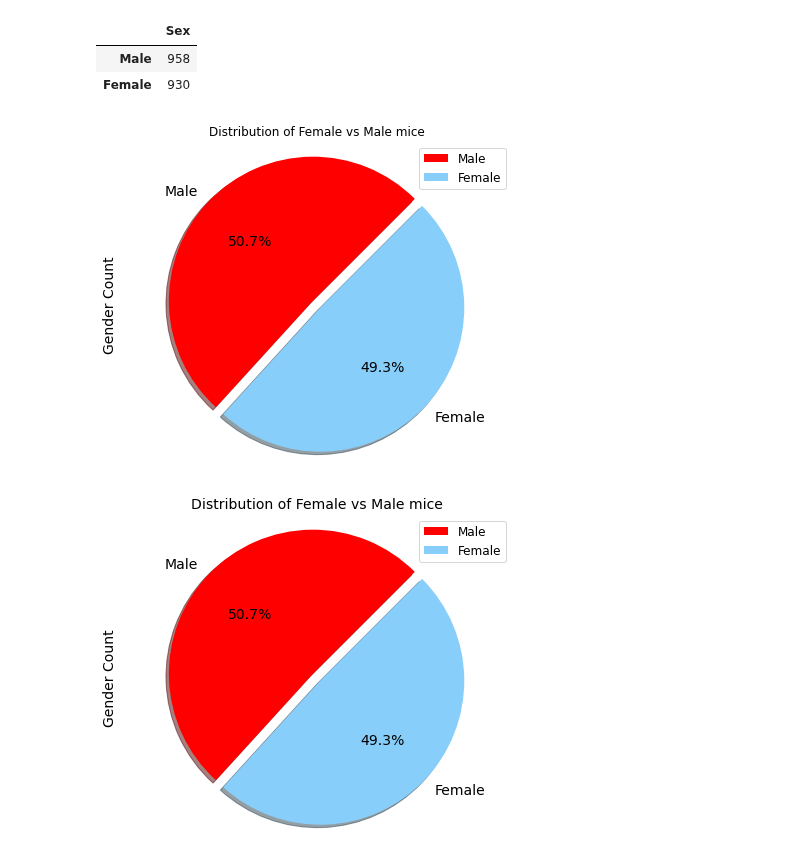
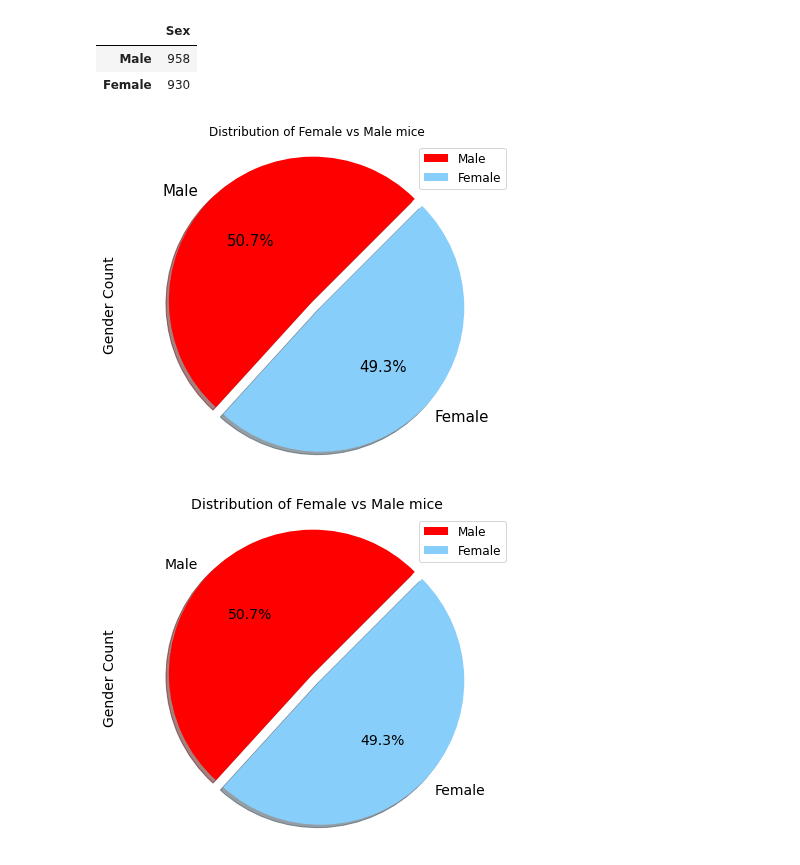
Before and after one commit to divya-gh/Matplotlib-Challenge, a Jupyter notebook: Pymaceuticals/pymaceuticals_starter.ipynb, the cells around one changed output. Cells and saved outputs as stored; diff of their text form; code cells hidden in the pictures.

```diff
--- a/Pymaceuticals/pymaceuticals_starter.ipynb
+++ b/Pymaceuticals/pymaceuticals_starter.ipynb
@@ -328,28 +328,28 @@ Gender_ratio_df
 # %%
 #Plotting pie plot using pandas
 #set color and Explode
 colors = ["red", "lightskyblue"]
 explode = (0, 0.07)
 
 #Plot pie chart using Pandas
 gender_pie = Gender_ratio.plot(kind="pie" ,
                   y='"Gender Count"',
                   explode=explode,
                   autopct="%1.1f%%",
                   shadow=True,
                   startangle=45 ,
                   colors = colors,
                   figsize=(7, 6),
                   title = "Distribution of Female vs Male mice",
-                  fontsize = 14)
+                  fontsize = 15)
 
 #set label and legend
 gender_pie.set_ylabel("Gender Count", fontsize = 14)
 plt.legend(loc="best" , fontsize = 12)
 plt.axis("equal")
 plt.show()
 # %% [output]
-[figure, old version]
+[figure, new version]
 # %%
 # Generate a pie plot showing the distribution of female versus male mice using pyplot
 labels =["Male", "Female"]
```
Also changed, not shown: parts of 3 cells of this notebook.
